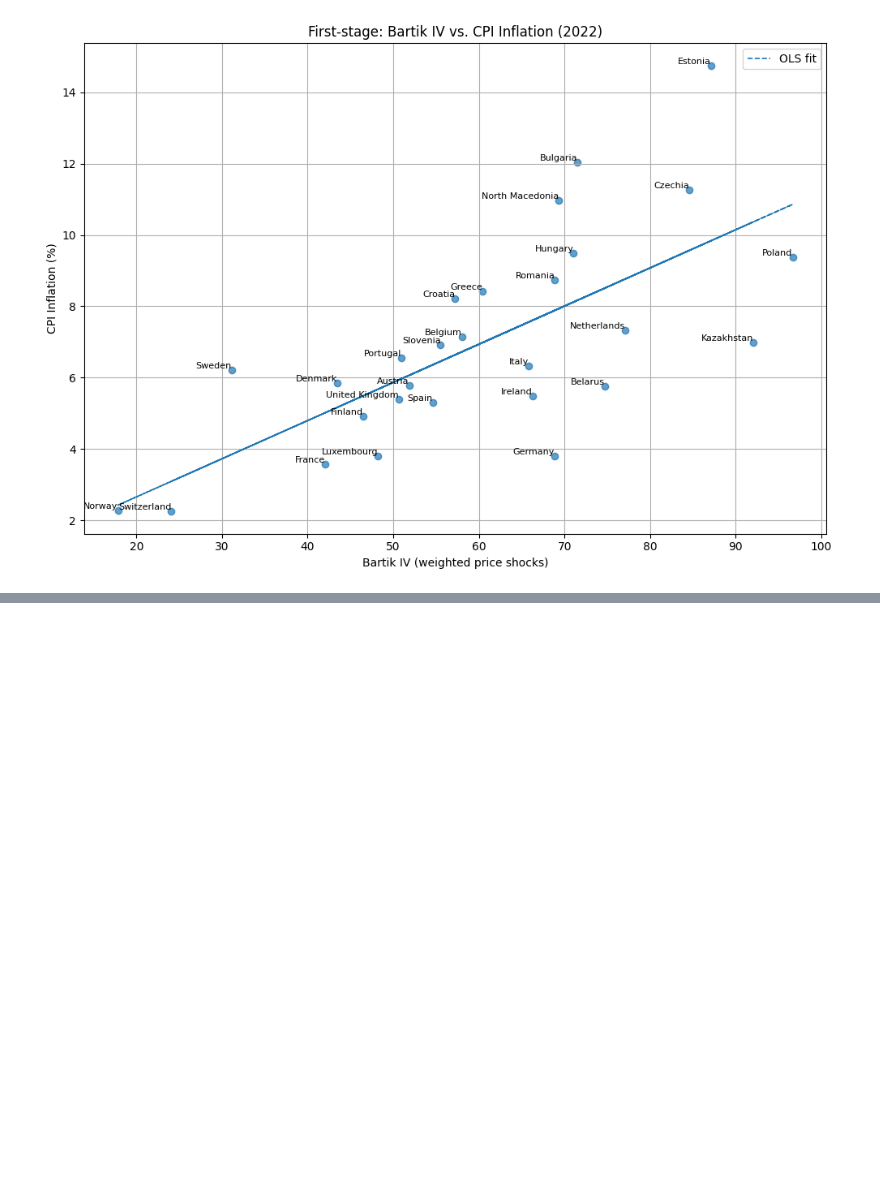
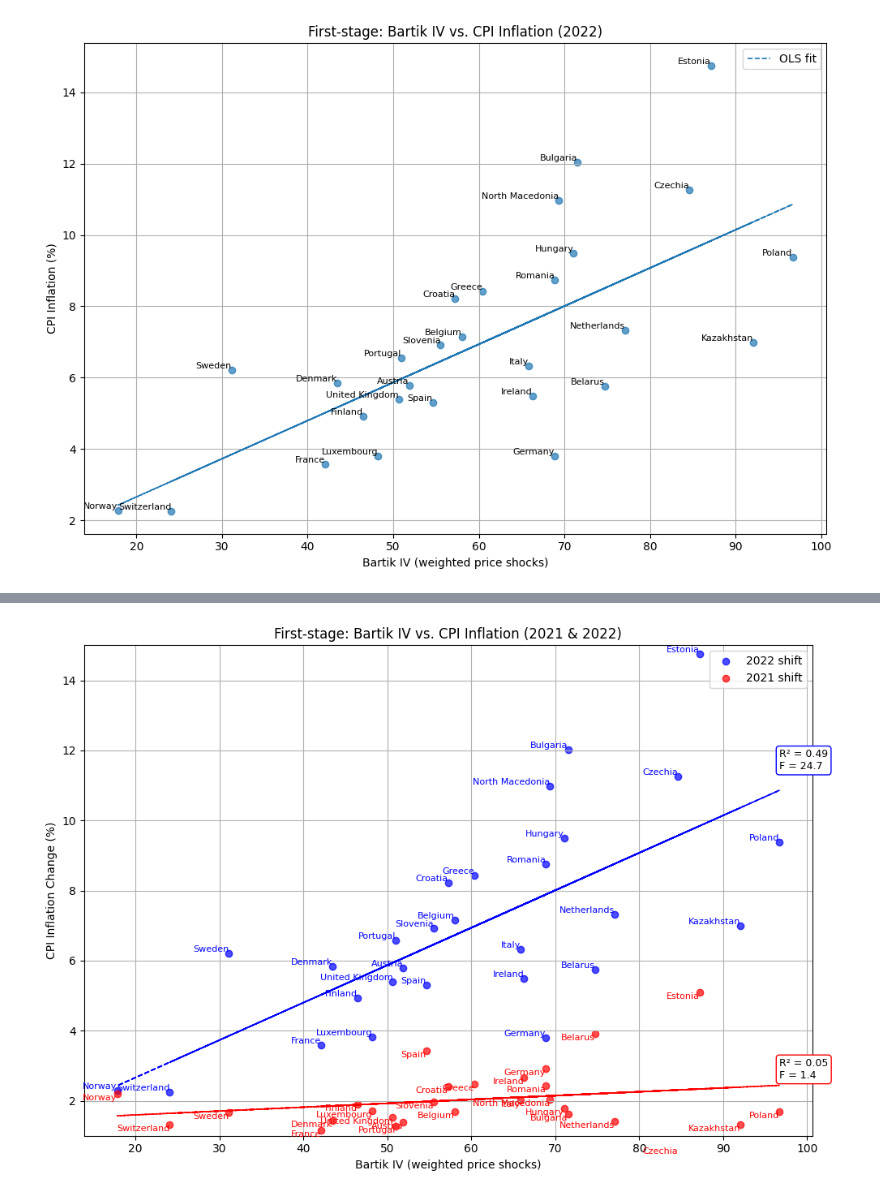
Before and after one commit to JeanLucaSchindler/CAPSTONE, a Jupyter notebook: test_design/merge.ipynb, the cells around one changed output, grey strips where cells are left out. Drawn from its saved outputs; the diff is of its cells as text; code cells hidden in the pictures; blank space fills up the shorter version.

```diff
--- a/test_design/merge.ipynb
+++ b/test_design/merge.ipynb
@@ -254,0 +342,15 @@ First-stage F-statistic: 24.72, p-value: 0.0000
+# %%
+import statsmodels.api as sm
+import statsmodels.formula.api as smf
+
+# Prepare data for regression
+reg_df = merged_diff[['inflation_change', 'bartik_iv']].dropna()
+X = sm.add_constant(reg_df['bartik_iv'])  # adds intercept term
+y = reg_df['inflation_change']
+
+# Fit OLS model (first-stage)
+model = sm.OLS(y, X).fit()
+
+# Print regression summary and F-statistic
+print(model.summary())
+print(f"\nFirst-stage F-statistic: {model.fvalue:.2f}, p-value: {model.f_pvalue:.4f}")
@@ -254,0 +375,75 @@ First-stage F-statistic: 24.72, p-value: 0.0000
+# %%
+import pandas as pd
+import numpy as np
+import matplotlib.pyplot as plt
+import statsmodels.api as sm
+
+# Load inflation data
+wb = pd.read_csv('../Design/data/world_inflation.csv', skiprows=4)
+
+# Define function for inflation change and regression
+def compute_inflation_shift(year1, year2, color, label, y_offset):
+    wb_diff = wb[['Country Name', year1, year2]].rename(
+        columns={year1: f'inflation_{year1}', year2: f'inflation_{year2}'}
+    )
+    wb_diff = wb_diff.dropna()
+    wb_diff[f'inflation_{year1}'] = pd.to_numeric(wb_diff[f'inflation_{year1}'], errors='coerce')
+    wb_diff[f'inflation_{year2}'] = pd.to_numeric(wb_diff[f'inflation_{year2}'], errors='coerce')
+    wb_diff['inflation_change'] = wb_diff[f'inflation_{year2}'] - wb_diff[f'inflation_{year1}']
+
+    merged = bartik.merge(wb_diff[['Country Name', 'inflation_change']],
+                          left_on='country', right_on='Country Name', how='left')
+    merged = merged[merged['country'].isin(europe_or_nearby)]
+    merged = merged.dropna(subset=['inflation_change'])
+    merged = merged[merged['inflation_change'].abs() <= 30]
+
+    x = merged['bartik_iv'].values
+    y = merged['inflation_change'].values
+    names = merged['country'].values
+
+    # Plot points
+    plt.scatter(x, y, alpha=0.7, label=label, color=color)
+
+    # OLS with statsmodels
+    X_ols = sm.add_constant(x)
+    model = sm.OLS(y, X_ols).fit()
+    y_pred = model.predict(X_ols)
+
+    # Plot regression line
+    plt.plot(x, y_pred, linestyle='--', linewidth=1.2, color=color)
+
+    # Add stats box
+    r2 = model.rsquared
+    fstat = model.fvalue
+    textstr = f'R² = {r2:.2f}\nF = {fstat:.1f}'
+    plt.text(max(x), max(y_pred) + y_offset, textstr,
+             fontsize=9, bbox=dict(facecolor='white', edgecolor=color, boxstyle='round,pad=0.3'))
+
+    return x, y, names
+
+# Start plot
+plt.figure(figsize=(10, 7))
+
+# 2022 in blue
+x_2022, y_2022, names_2022 = compute_inflation_shift('2021', '2022', 'blue', '2022 shift', y_offset=0.6)
+
+# 2021 in red
+x_2021, y_2021, names_2021 = compute_inflation_shift('2020', '2021', 'red', '2021 shift', y_offset=0.2)
+
+# Annotate points
+for i, name in enumerate(names_2022):
+    plt.text(x_2022[i], y_2022[i], name, fontsize=8, ha='right', va='bottom', color='blue')
+
+for i, name in enumerate(names_2021):
+    plt.text(x_2021[i], y_2021[i], name, fontsize=8, ha='right', va='top', color='red')
+
+plt.title("First-stage: Bartik IV vs. CPI Inflation (2021 & 2022)")
+plt.xlabel("Bartik IV (weighted price shocks)")
+plt.ylabel("CPI Inflation Change (%)")
+plt.ylim(1, 15)
+plt.grid(True)
+plt.legend()
+plt.tight_layout()
+plt.show()
+# %% [output]
+[figure, added]
```
Also changed, not shown: parts of 5 cells of this notebook.
